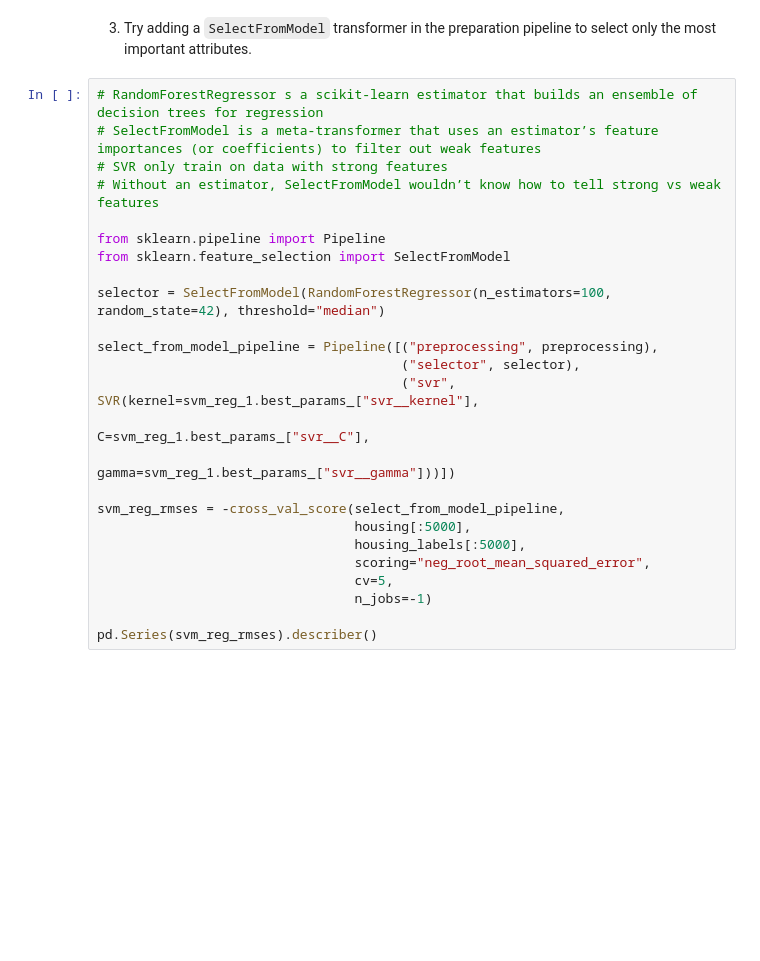
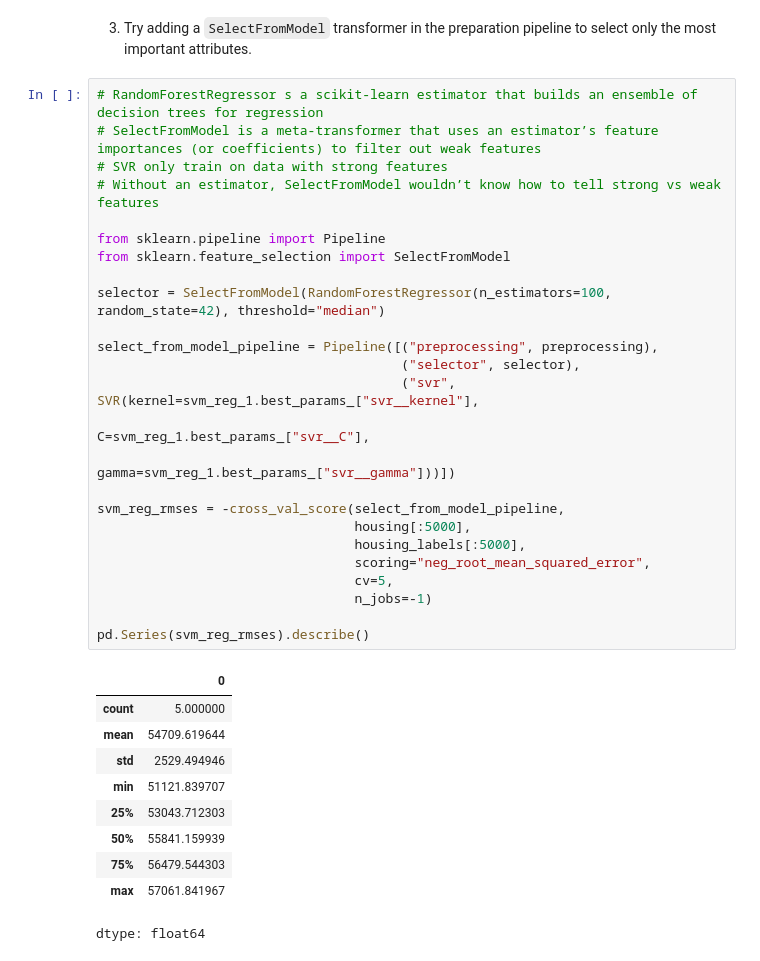
Before and after one commit to KANGWEII/hands_on_ml, a Jupyter notebook: Chapter02/end_to_end_machine_learning_project.ipynb, the cells around one changed output. Cells and saved outputs as stored; diff of their text form; blank space fills up the shorter version.

```diff
--- a/Chapter02/end_to_end_machine_learning_project.ipynb
+++ b/Chapter02/end_to_end_machine_learning_project.ipynb
@@ -1521,25 +1544,36 @@ svm_reg_2.fit(housing.iloc[:5000], housing_labels[:5000])
 # %%
 # RandomForestRegressor s a scikit-learn estimator that builds an ensemble of decision trees for regression
 # SelectFromModel is a meta-transformer that uses an estimator’s feature importances (or coefficients) to filter out weak features
 # SVR only train on data with strong features
 # Without an estimator, SelectFromModel wouldn’t know how to tell strong vs weak features
 
 from sklearn.pipeline import Pipeline
 from sklearn.feature_selection import SelectFromModel
 
 selector = SelectFromModel(RandomForestRegressor(n_estimators=100, random_state=42), threshold="median")
 
 select_from_model_pipeline = Pipeline([("preprocessing", preprocessing),
                                        ("selector", selector),
                                        ("svr", SVR(kernel=svm_reg_1.best_params_["svr__kernel"],
                                                    C=svm_reg_1.best_params_["svr__C"],
                                                    gamma=svm_reg_1.best_params_["svr__gamma"]))])
 
 svm_reg_rmses = -cross_val_score(select_from_model_pipeline,
                                  housing[:5000],
                                  housing_labels[:5000],
                                  scoring="neg_root_mean_squared_error",
                                  cv=5,
                                  n_jobs=-1)
 
-pd.Series(svm_reg_rmses).describer()
+pd.Series(svm_reg_rmses).describe()
+# %% [output]
+|  | 0 |
+| count | 5.000000 |
+| mean | 54709.619644 |
+| std | 2529.494946 |
+| min | 51121.839707 |
+| 25% | 53043.712303 |
+| 50% | 55841.159939 |
+| 75% | 56479.544303 |
+| max | 57061.841967 |
+dtype: float64
```
Also changed, not shown: parts of 3 cells of this notebook.
